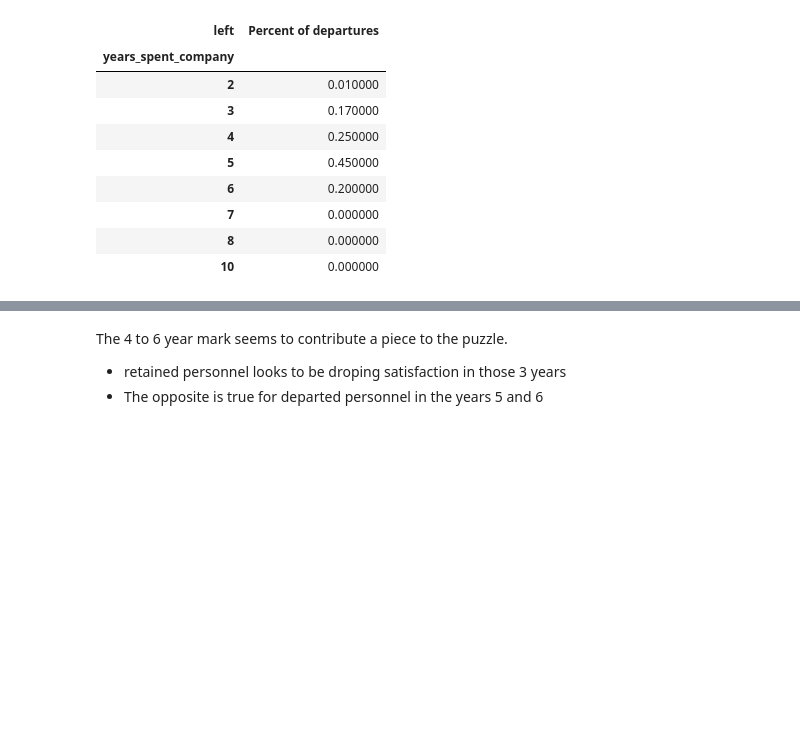
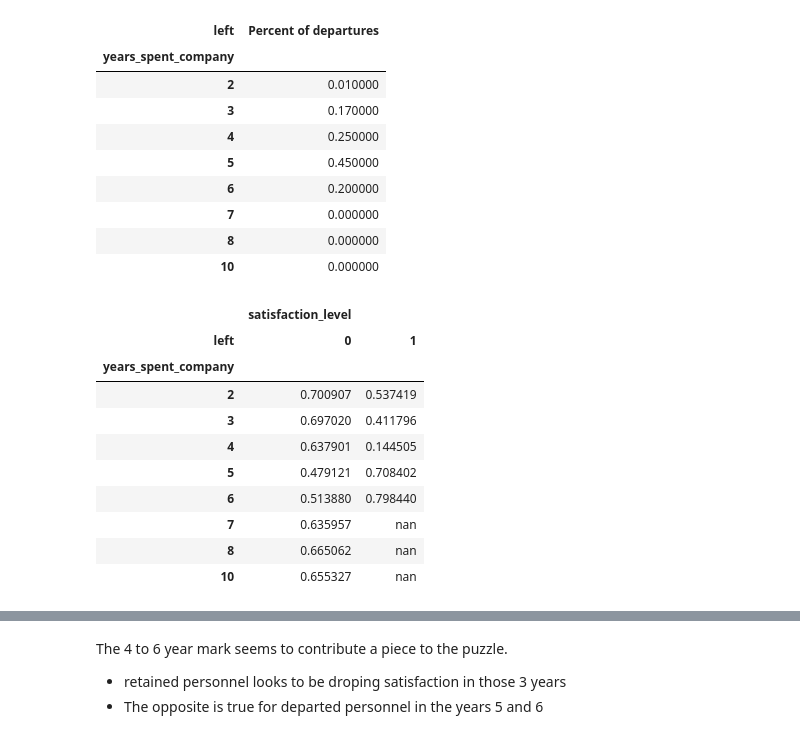
Before and after one commit to Max0513/Turn-over-analysis---Saliford-, a Jupyter notebook: Notebooks/data_cleanup.ipynb, the cells around one changed output, grey strips where cells are left out. Cells and saved outputs as stored; diff of their text form; code cells hidden in the pictures; blank space fills up the shorter version.

```diff
--- a/Notebooks/data_cleanup.ipynb
+++ b/Notebooks/data_cleanup.ipynb
@@ -726,9 +762,22 @@ dfi.export(table_departures_per_year,'../reports/figures/table_departure_per_yea
 # %%
 satisfaction_by_year_df = (
     pd.DataFrame(
         df1.groupby(['years_spent_company','left'])['satisfaction_level'].mean())
         .unstack()
 )
+satisfaction_by_year_df.style.bar()
+# %% [output]
+|  | satisfaction_level |  |
+| left | 0 | 1 |
+| years_spent_company |  |  |
+| 2 | 0.700907 | 0.537419 |
+| 3 | 0.697020 | 0.411796 |
+| 4 | 0.637901 | 0.144505 |
+| 5 | 0.479121 | 0.708402 |
+| 6 | 0.513880 | 0.798440 |
+| 7 | 0.635957 | nan |
+| 8 | 0.665062 | nan |
+| 10 | 0.655327 | nan |
 # %%
 fig, ax = plt.subplots(1,2,figsize=(8,4),sharey=True)
 fig.suptitle('Satisfaction of employees per departure',fontsize=15)
```
Also changed, not shown: parts of 9 cells of this notebook, 5 other files.
